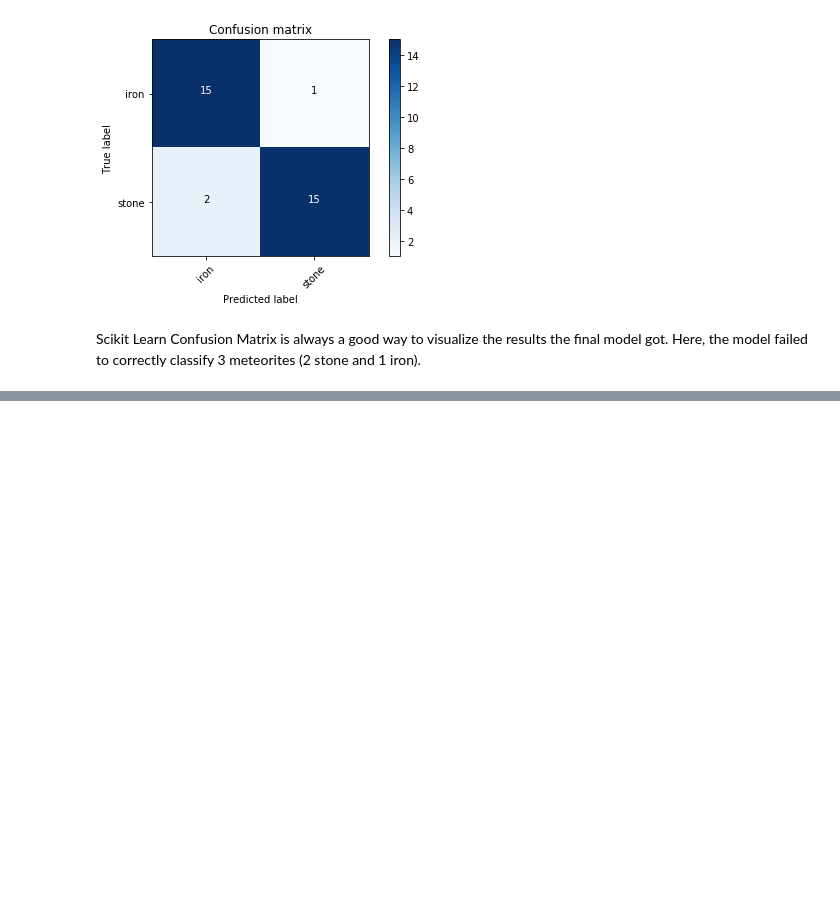
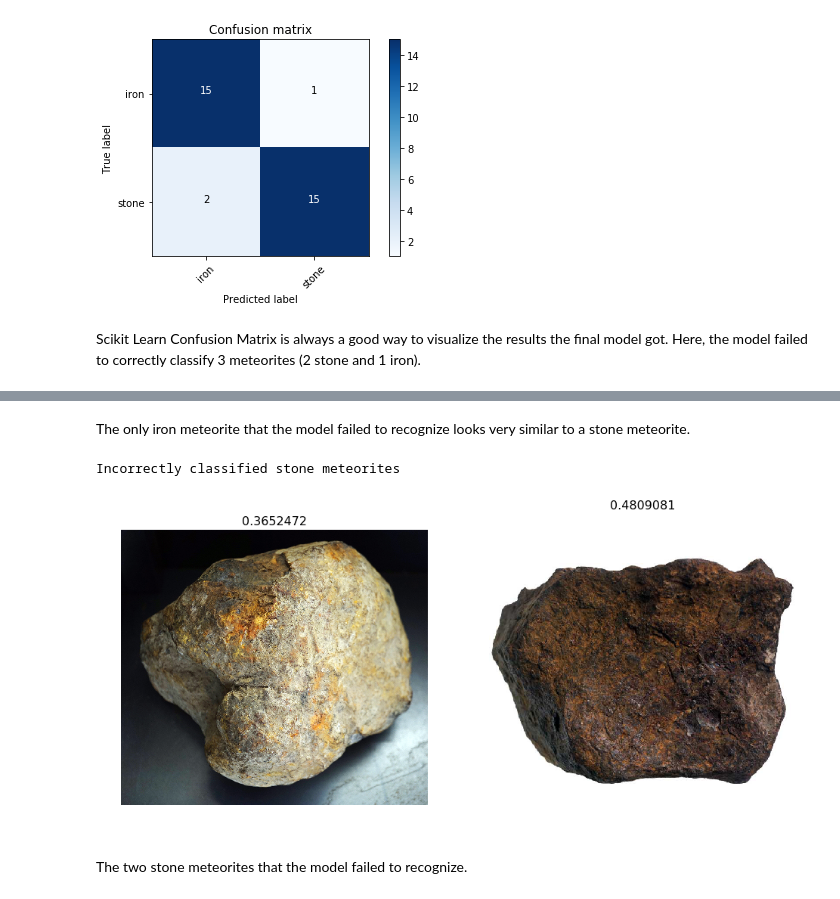
Before and after one commit to youcefjd/DL, a Jupyter notebook: Untitled2.ipynb, the cells around one changed output, grey strips where cells are left out. Drawn from its saved outputs; the diff is of its cells as text; code cells hidden in the pictures; blank space fills up the shorter version.

```diff
--- a/Untitled2.ipynb
+++ b/Untitled2.ipynb
@@ -263,0 +288,9 @@ Scikit Learn Confusion Matrix is always a good way to visualize the results the
+# %% [markdown]
+The only iron meteorite that the model failed to recognize looks very similar to a stone meteorite.
+# %%
+plot_val_with_title(most_by_correct(1, False), "Incorrectly classified stone meteorites")
+# %% [output]
+Incorrectly classified stone meteorites
+[figure, added]
+# %% [markdown]
+The two stone meteorites that the model failed to recognize.
```
Also changed, not shown: parts of 6 cells of this notebook.
